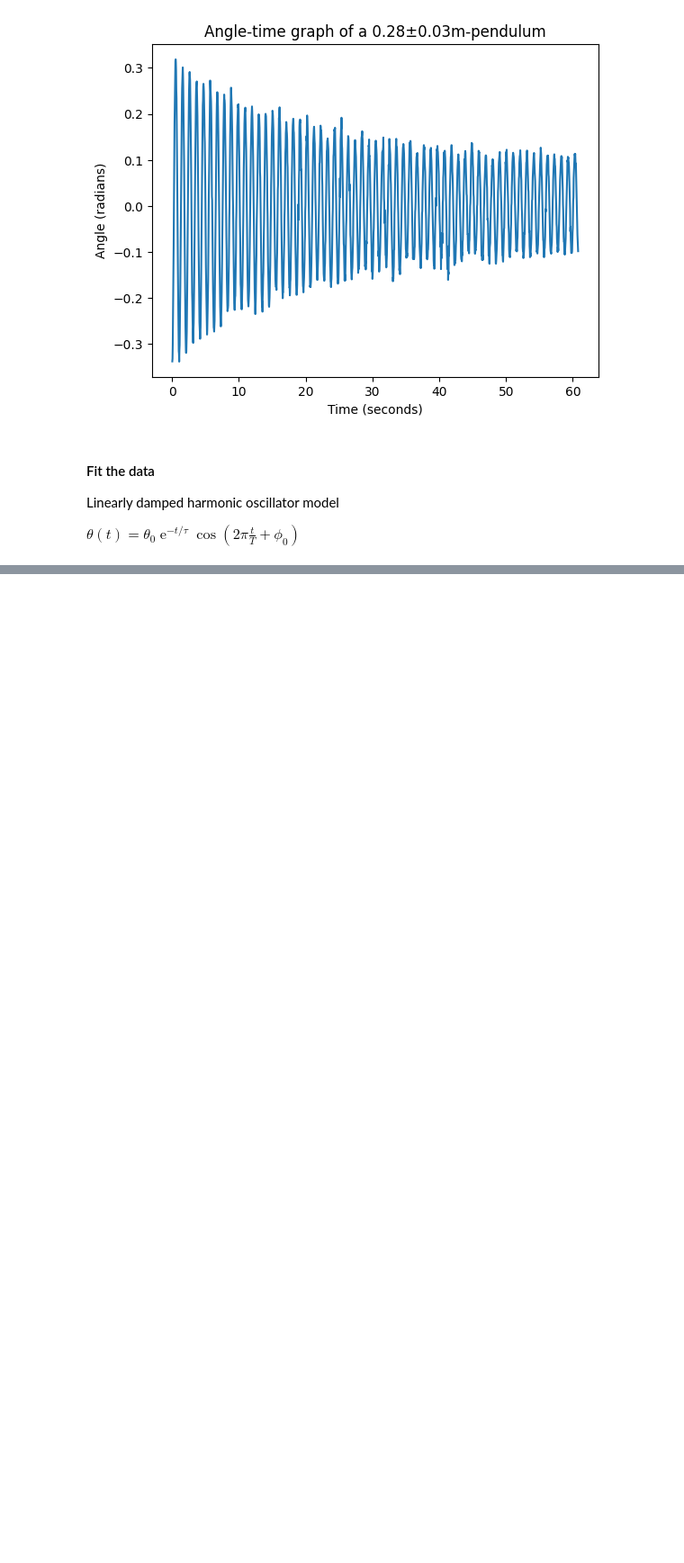
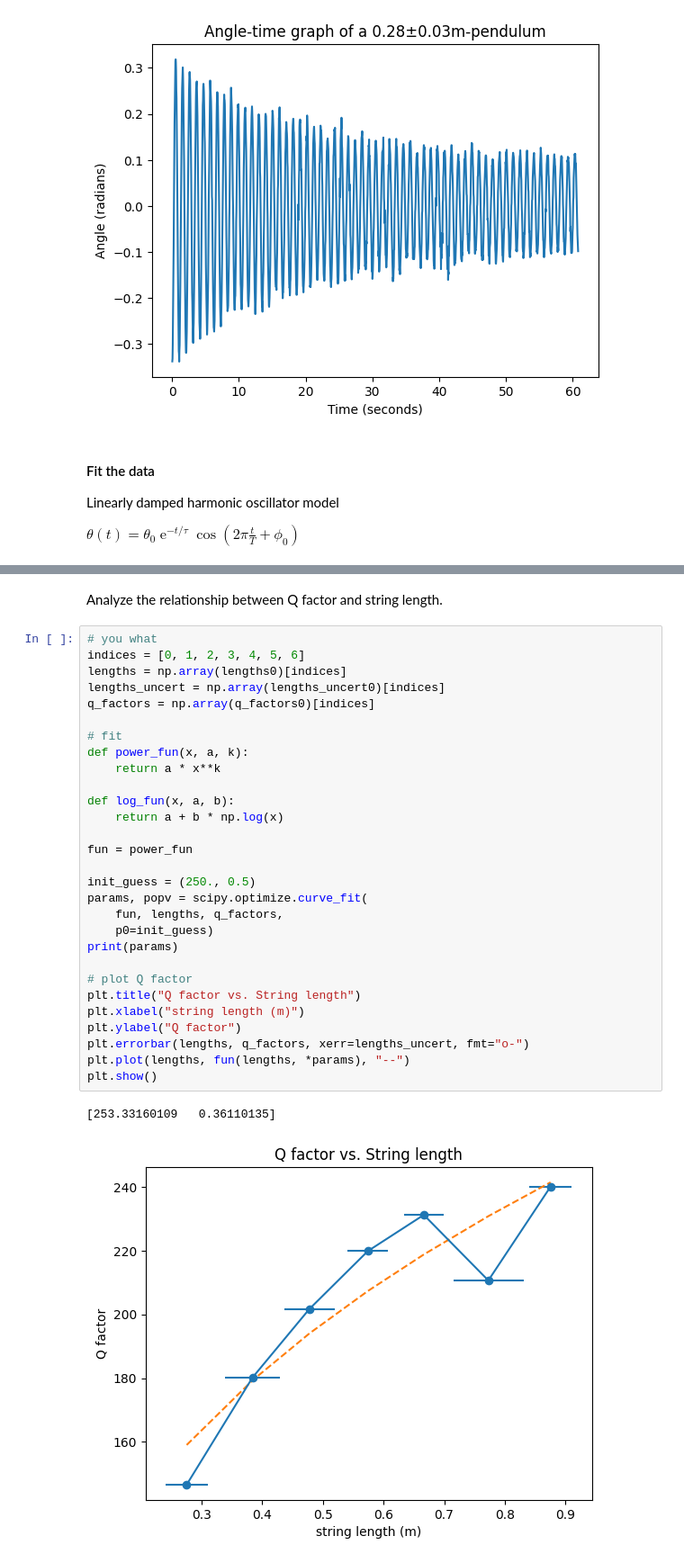
Before and after one commit to harry7557558/engsci-2t6, a Jupyter notebook: phy180-pendulum-lab/plot-angle-time.ipynb, the cells around one changed output, grey strips where cells are left out. Shown at 90% size. Drawn from its saved outputs; the diff is of its cells as text; blank space fills up the shorter version.

```diff
--- a/phy180-pendulum-lab/plot-angle-time.ipynb
+++ b/phy180-pendulum-lab/plot-angle-time.ipynb
@@ -128 +169,35 @@ for length in LENGTHS:
 [figure]
+# %% [markdown]
+Analyze the relationship between Q factor and string length.
+# %%
+# you what
+indices = [0, 1, 2, 3, 4, 5, 6]
+lengths = np.array(lengths0)[indices]
+lengths_uncert = np.array(lengths_uncert0)[indices]
+q_factors = np.array(q_factors0)[indices]
+
+# fit
+def power_fun(x, a, k):
+    return a * x**k
+
+def log_fun(x, a, b):
+    return a + b * np.log(x)
+
+fun = power_fun
+
+init_guess = (250., 0.5)
+params, popv = scipy.optimize.curve_fit(
+    fun, lengths, q_factors,
+    p0=init_guess)
+print(params)
+
+# plot Q factor
+plt.title("Q factor vs. String length")
+plt.xlabel("string length (m)")
+plt.ylabel("Q factor")
+plt.errorbar(lengths, q_factors, xerr=lengths_uncert, fmt="o-")
+plt.plot(lengths, fun(lengths, *params), "--")
+plt.show()
+# %% [output]
+[253.33160109   0.36110135]
+[figure, added]
```
Also changed, not shown: parts of 1 cell of this notebook, 1 other file.
